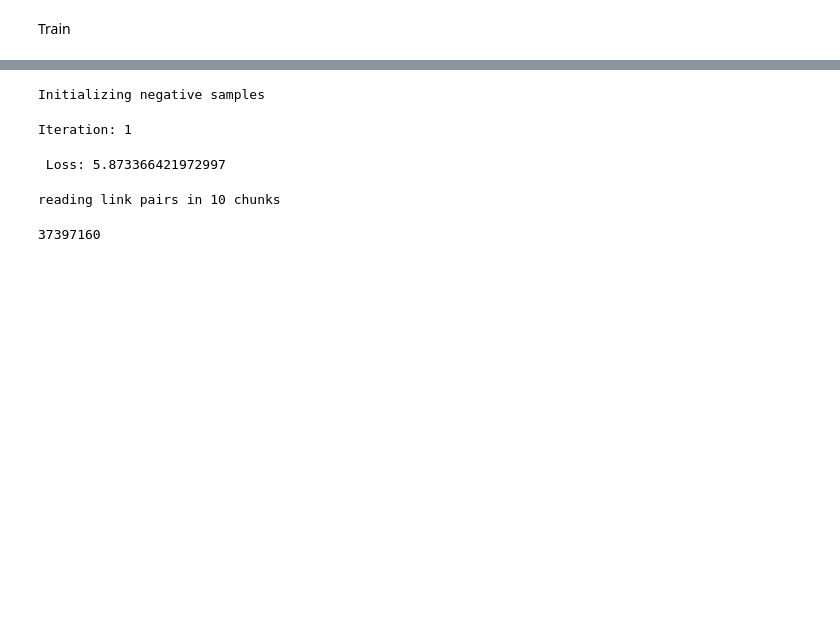
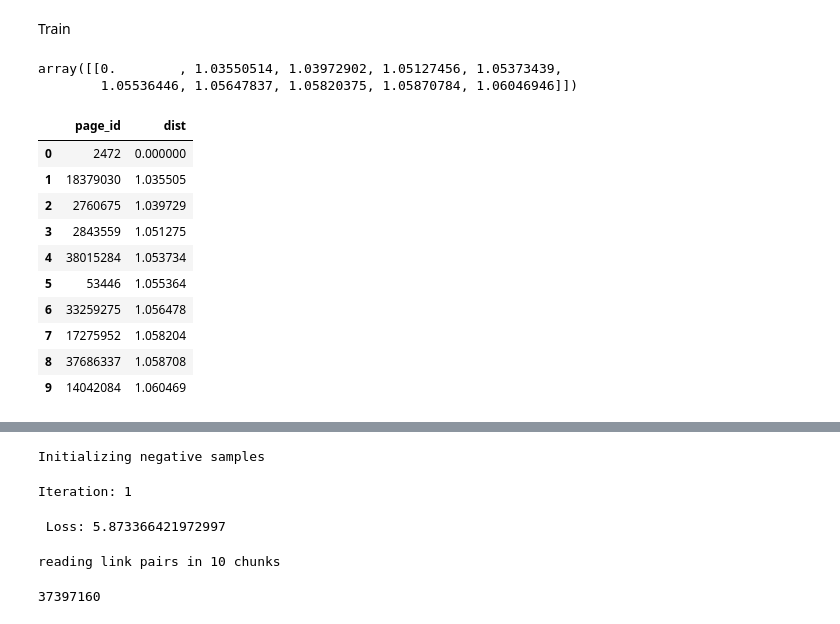
Before and after one commit to tsonic/wiki_libs, a Jupyter notebook: Youtube_v1_data.ipynb, the cells around one changed output, grey strips where cells are left out. Cells and saved outputs as stored; diff of their text form; code cells hidden in the pictures; blank space fills up the shorter version.

```diff
--- a/Youtube_v1_data.ipynb
+++ b/Youtube_v1_data.ipynb
@@ -613,2 +618,4 @@ Iteration: 2
+# %%
+embeddings_normalized = embeddings / np.sqrt((embeddings ** 2).sum(axis = 1))[:,np.newaxis]
 # %% [markdown]
 Train
@@ -614,0 +624,25 @@ Train
+# %%
+kdt = KDTree(embeddings_normalized, leaf_size=30, metric='euclidean')
+# %%
+dist, ind = kdt.query(embeddings_normalized[[1010],:], k=10, return_distance=True)
+# %%
+dist
+# %% [output]
+array([[0.        , 1.03550514, 1.03972902, 1.05127456, 1.05373439,
+        1.05536446, 1.05647837, 1.05820375, 1.05870784, 1.06046946]])
+# %%
+df_lookup = pd.DataFrame({'page_id':np.array(page_word_stats.id2page)[ind.squeeze()],'dist': dist.squeeze()})
+# %%
+df_lookup
+# %% [output]
+|  | page_id | dist |
+| 0 | 2472 | 0.000000 |
+| 1 | 18379030 | 1.035505 |
+| 2 | 2760675 | 1.039729 |
+| 3 | 2843559 | 1.051275 |
+| 4 | 38015284 | 1.053734 |
+| 5 | 53446 | 1.055364 |
+| 6 | 33259275 | 1.056478 |
+| 7 | 17275952 | 1.058204 |
+| 8 | 37686337 | 1.058708 |
+| 9 | 14042084 | 1.060469 |
```
Also changed, not shown: parts of 10 cells of this notebook.
